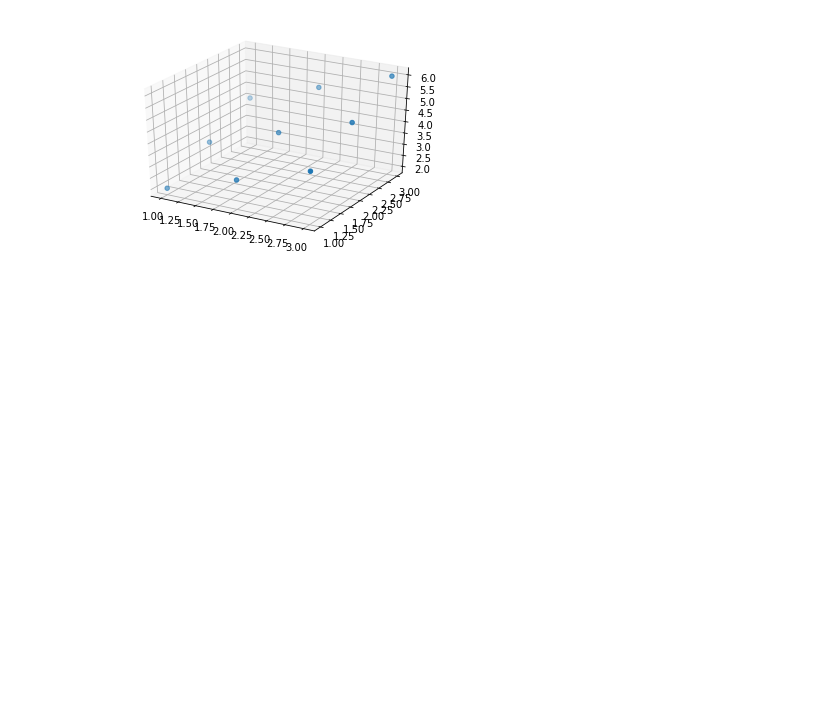
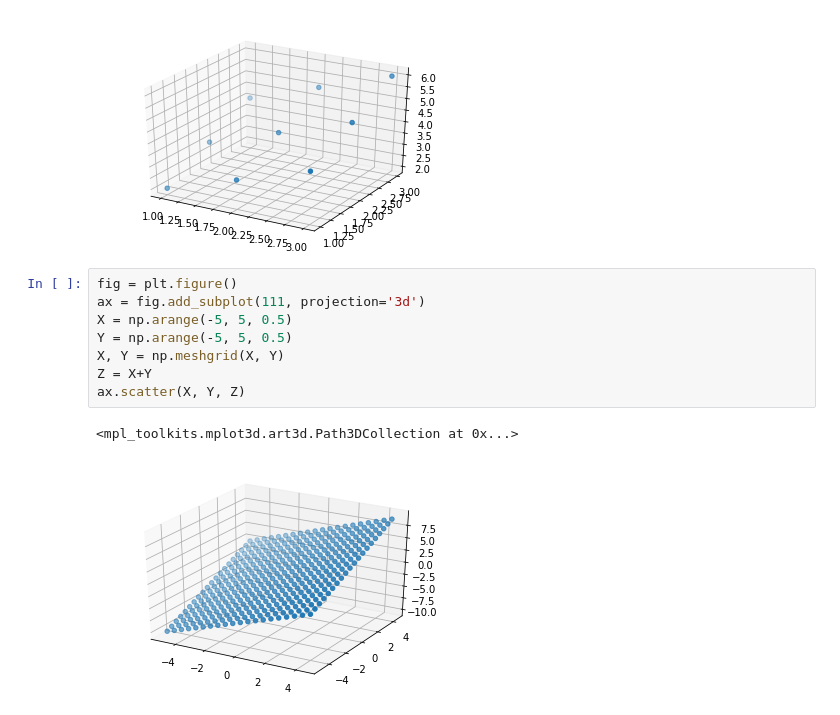
Before and after one commit to ggaarder7/yanhh0.github.io, a Jupyter notebook: np_meshgrid.ipynb, the cells around one changed output. Drawn from its saved outputs; the diff is of its cells as text; blank space fills up the shorter version.

```diff
--- a/np_meshgrid.ipynb
+++ b/np_meshgrid.ipynb
@@ -35,3 +35,14 @@ ax.scatter(X, Y, Z)
 # %% [output]
 <mpl_toolkits.mplot3d.art3d.Path3DCollection at 0x...>
 [figure]
+# %%
+fig = plt.figure()
+ax = fig.add_subplot(111, projection='3d')
+X = np.arange(-5, 5, 0.5)
+Y = np.arange(-5, 5, 0.5)
+X, Y = np.meshgrid(X, Y)
+Z = X+Y
+ax.scatter(X, Y, Z)
+# %% [output]
+<mpl_toolkits.mplot3d.art3d.Path3DCollection at 0x...>
+[figure, added]
```
Also changed, not shown: parts of 8 cells of this notebook.
